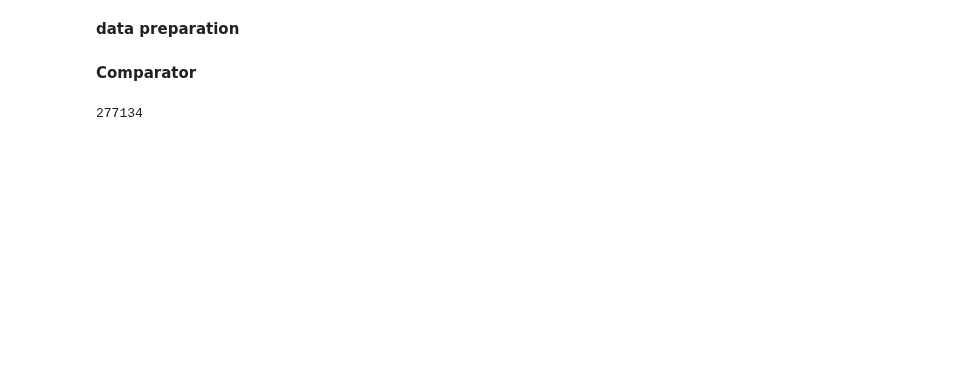
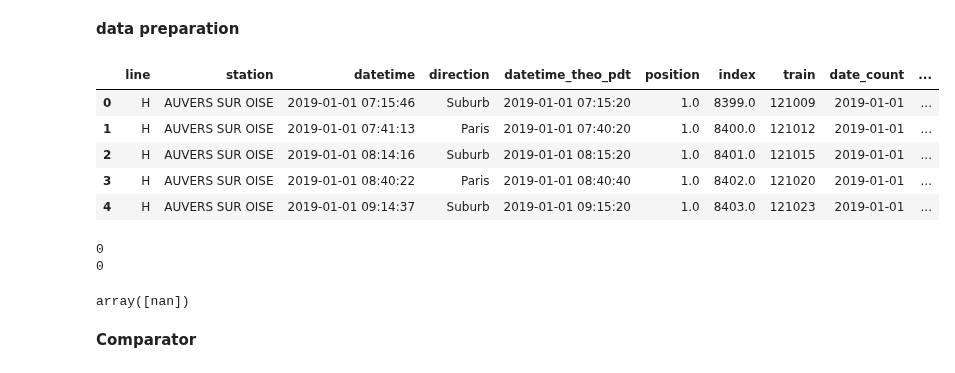
Before and after one commit to scikit-learn-contrib/qolmat, a Jupyter notebook: robust_pca/benchmark/benchmark.ipynb, the cells around one changed output. Saved outputs shown, nothing was run; the diff lists cells and outputs as text; code cells hidden in the pictures; blank space fills up the shorter version.

```diff
--- a/robust_pca/benchmark/benchmark.ipynb
+++ b/robust_pca/benchmark/benchmark.ipynb
@@ -42,21 +41,42 @@ data = data.sort_values(by=["station", "datetime", "position"])
 data = data.set_index(["line","station", "datetime", "direction"])
 data = nan_rule(data, ["load"], [0, 1, 2, 3])
 data = data.reset_index()
+# %%
+data.head()
+# %% [output]
+|  | line | station | datetime | direction | datetime_theo_pdt | position | index | train | date_count | ... |
+| 0 | H | AUVERS SUR OISE | 2019-01-01 07:15:46 | Suburb | 2019-01-01 07:15:20 | 1.0 | 8399.0 | 121009 | 2019-01-01 | ... |
+| 1 | H | AUVERS SUR OISE | 2019-01-01 07:41:13 | Paris | 2019-01-01 07:40:20 | 1.0 | 8400.0 | 121012 | 2019-01-01 | ... |
+| 2 | H | AUVERS SUR OISE | 2019-01-01 08:14:16 | Suburb | 2019-01-01 08:15:20 | 1.0 | 8401.0 | 121015 | 2019-01-01 | ... |
+| 3 | H | AUVERS SUR OISE | 2019-01-01 08:40:22 | Paris | 2019-01-01 08:40:40 | 1.0 | 8402.0 | 121020 | 2019-01-01 | ... |
+| 4 | H | AUVERS SUR OISE | 2019-01-01 09:14:37 | Suburb | 2019-01-01 09:15:20 | 1.0 | 8403.0 | 121023 | 2019-01-01 | ... |
+# %%
+print(data[(data.position==2) & (data.n_coaches==2)]["load"].isna().sum())
+print(data[(data.position==1) & (data.n_coaches==2)]["load"].isna().sum())
+# %% [output]
+0
+0
+# %%
+data[(data.n_coaches==2) & (data.load.isnull())]["position"].unique()
+# %% [output]
+array([nan])
 # %% [markdown]
 **Comparator**
 # %%
 models_to_test = [
-  models.ImputeByMean(["datetime.dt.dayofweek"]), #"datetime.dt.round('10min')"
-  models.ImputeByMedian(["datetime.dt.dayofweek"]),
-  models.RandomImpute(),
-  models.ImputeLOCF(),
-  models.ImputeNOCB(),
+  # models.ImputeByMean(["datetime.dt.dayofweek", "datetime.dt.round('10min')"]),
+  # models.ImputeByMedian(["datetime.dt.dayofweek", "datetime.dt.round('10min')"]),
+  # models.RandomImpute(),
+  # models.ImputeLOCF(),
+  # models.ImputeNOCB(),
+  # models.ImputeByInterpolation(**{"method": "linear"}),
+  # models.ImputeBySpline(),
   # models.ImputeKNN(),
   models.ImputeRPCA(
     method="temporal",
-    #aggregate_time="10min",
+    aggregate_time="10min",
     multivariate=False,
-    **{"n_rows":24*12*7, "maxIter":10}
+    **{"n_rows":24*12*7, "maxIter":10, "tau":1, "lam":0.8}
     ),
 #   models.ImputeProphet(**{
 #               "weekly_seasonality": True,
@@ -71,10 +91,10 @@ search_params = {
   "ImputeProphet": {
           "daily_seasonality": {"categories": [True, False], "type":"Categorical"},
         },
-  "ImputeRPCA": {
-    "lam": {"min": 0.5, "max": 1, "type":"Real"},
-    "tau": {"min": 1, "max": 1.5, "type":"Real"},
-  }
+  # "ImputeRPCA": {
+  #   "lam": {"min": 0.5, "max": 1, "type":"Real"},
+  #   "tau": {"min": 1, "max": 1.5, "type":"Real"},
+  # }
 }
 
 line = "H"
@@ -83,21 +103,20 @@ direction = "Paris"
 dataset = data[(data["line"]==line) & (data["station"]==station) & (data["direction"]==direction)]
 cols_to_impute = ["load"]
 
-dataset = data[(data["line"]==line) & (data["station"]==station) & (data["direction"]==direction)][["datetime", "load"]]
-dataset = dataset.set_index("datetime")
-dataset = dataset.squeeze()
-#dataset = dataset.resample("5min").agg(pd.Series.sum, skipna=False)
-dataset = dataset.resample('5min').agg(lambda x: np.nan if np.isnan(x).all() else np.sum(x) )
-print(dataset.isna().sum())
-dataset = dataset.to_frame()
+# dataset = data[(data["line"]==line) & (data["station"]==station) & (data["direction"]==direction)][["datetime", "load"]]
+# dataset = dataset.set_index("datetime")
+# dataset = dataset.squeeze()
+# #dataset = dataset.resample("5min").agg(pd.Series.sum, skipna=False)
+# dataset = dataset.resample('5min').agg(lambda x: np.nan if np.isnan(x).all() else np.sum(x) )
+# print(dataset.isna().sum())
+# dataset = dataset.to_frame()
 
-# dataset = dataset.set_index(["line","station", "datetime", "direction"])
+dataset = dataset.set_index(["line","station", "datetime", "direction"])
 # dataset = dataset.set_index(["datetime", "direction"])
 # dataset = dataframe with multiindex and at least, columns in cols_to_impute
 
 prop_nan = 0.05
+filter_value_nan = 20
-# %% [output]
-277134
 # %%
 comparison = comparator.Comparator(
           dataset,
```
Also changed, not shown: parts of 4 cells of this notebook, 3 other files.
